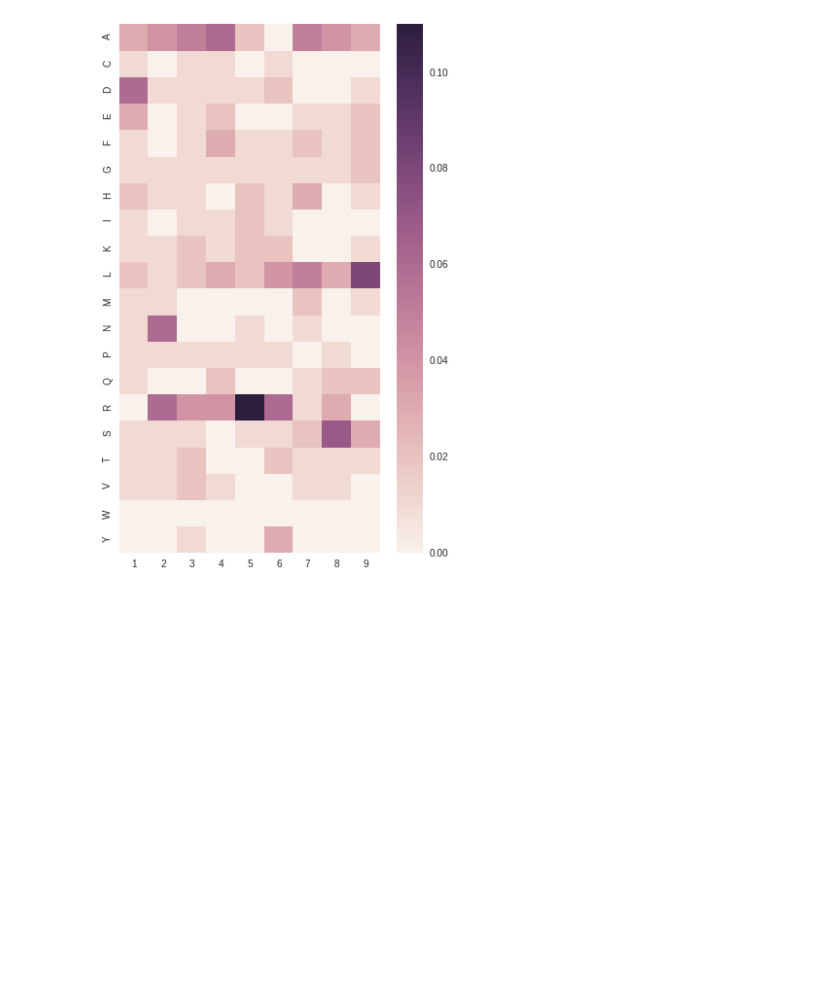
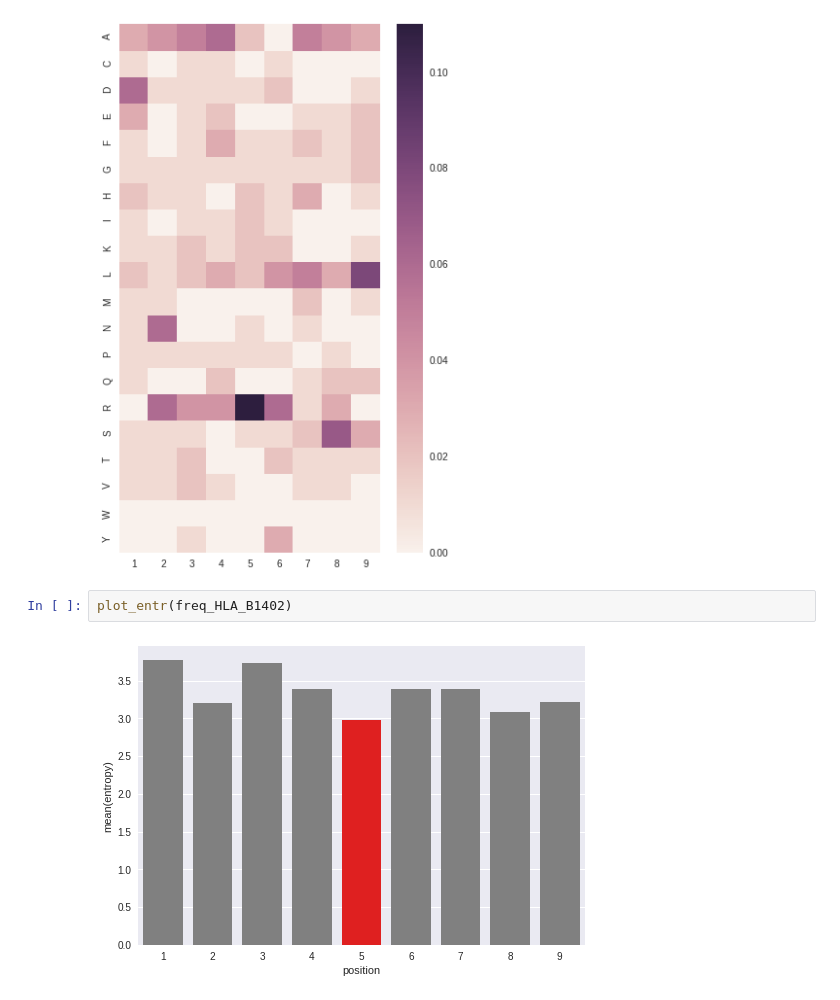
Before and after one commit to antigenomics/ipred, a Jupyter notebook: human_peptides.ipynb, the cells around one changed output. Cells and saved outputs as stored; diff of their text form; blank space fills up the shorter version.

```diff
--- a/human_peptides.ipynb
+++ b/human_peptides.ipynb
@@ -359,3 +370,7 @@ plot_freq(freq_HLA_B1402)
 # http://www.jbc.org/content/269/51/32426.full.pdf
 # %% [output]
 [figure]
+# %%
+plot_entr(freq_HLA_B1402)
+# %% [output]
+[figure, added]
```
Also changed, not shown: parts of 8 cells of this notebook, 5 other files.
